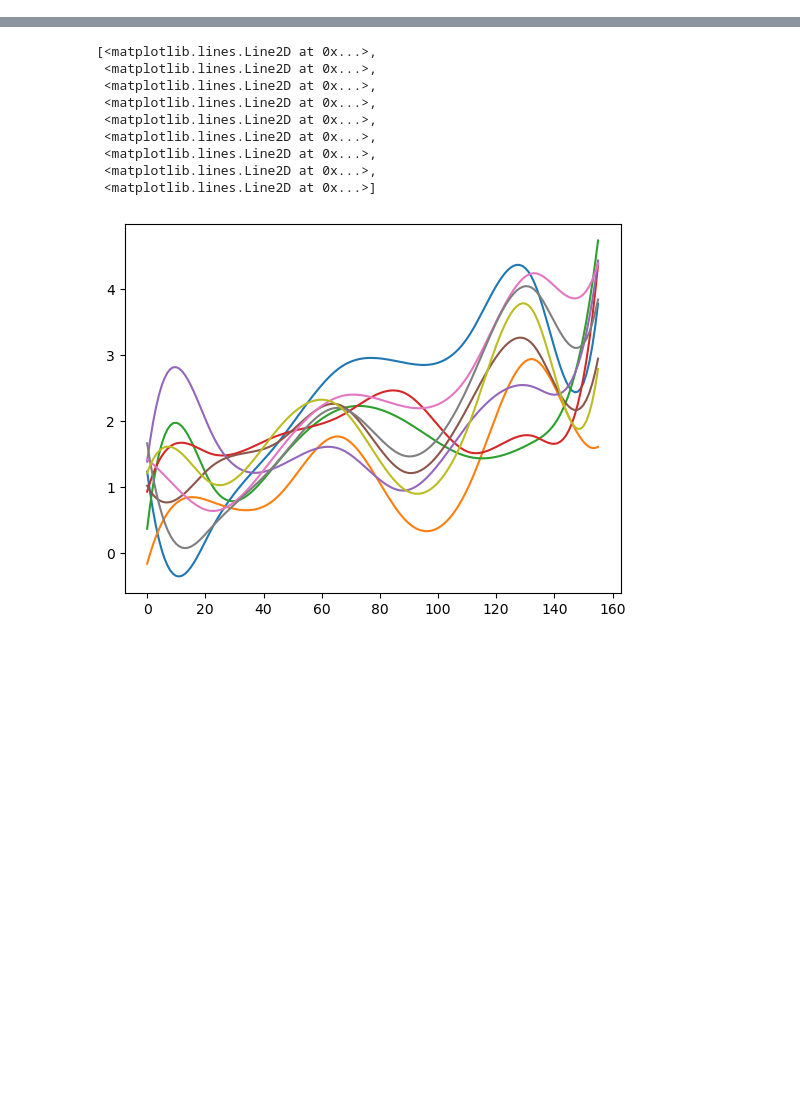
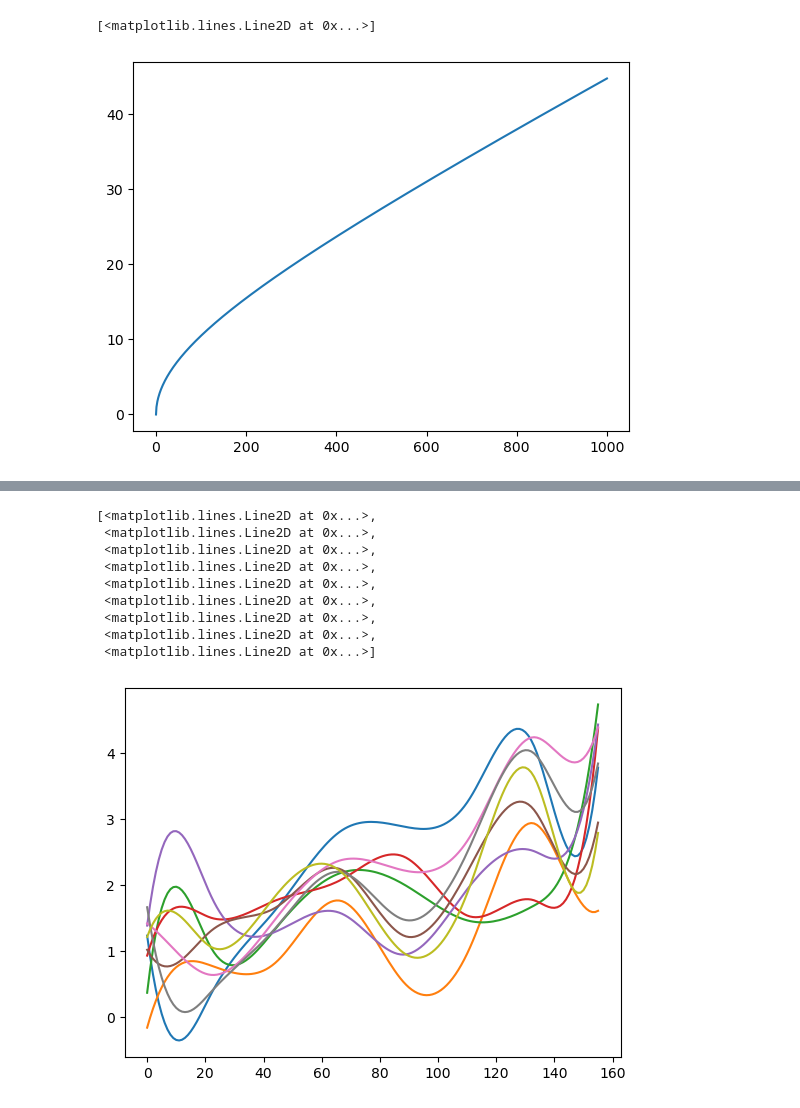
Before and after one commit to redam94/BayesInsight, a Jupyter notebook: archive/gp_test.ipynb, the cells around one changed output, grey strips where cells are left out. Cells and saved outputs as stored; diff of their text form; code cells hidden in the pictures; blank space fills up the shorter version.

```diff
--- a/archive/gp_test.ipynb
+++ b/archive/gp_test.ipynb
@@ -37,3 +38,10 @@ group_map = {
 geos = [i for _, item in group_map.items() for i in item]
 np.random.shuffle(geos)
 splines = np.array([[1 if name in group else 0 for key, group in group_map.items()] for name in geos])@np.array([[1, 1, 1, 1], [2, 2, 2, 2], [3, 3, 3, 3]])
+# %%
+x = np.linspace(0, 1000, 1001)
+a = 1000
+plt.plot(x, np.sqrt(x**2/a + x))
+# %% [output]
+[<matplotlib.lines.Line2D at 0x...>]
+[figure, added]
```
Also changed, not shown: parts of 6 cells of this notebook, 5 other files.
